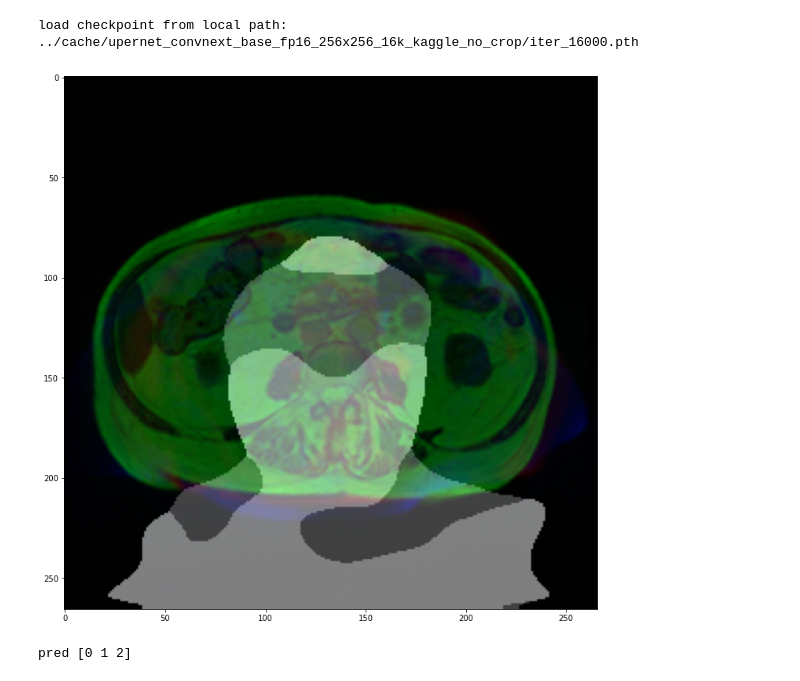
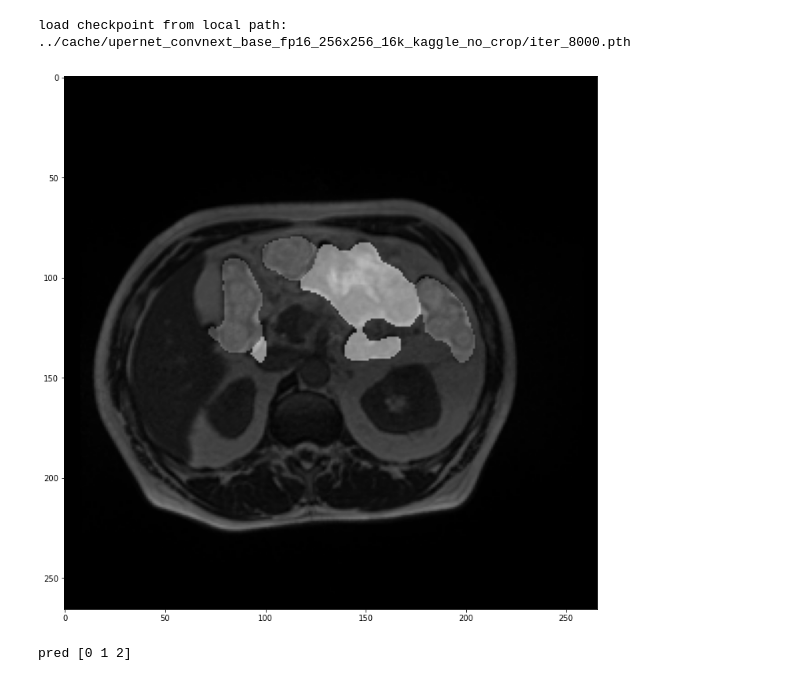
Before and after one commit to zezeze97/kaggle_segmentation, a Jupyter notebook: kaggle_segmentation/inference_demo.ipynb, the cells around one changed output. Drawn from its saved outputs; the diff is of its cells as text; code cells hidden in the pictures.

```diff
--- a/kaggle_segmentation/inference_demo.ipynb
+++ b/kaggle_segmentation/inference_demo.ipynb
@@ -4,27 +4,28 @@ from mmseg.core.evaluation import get_palette
 import cv2
 # %%
 config_file = '../cache/upernet_convnext_base_fp16_256x256_16k_kaggle_no_crop/upernet_convnext_base_fp16_256x256_16k_kaggle_no_crop.py'
-checkpoint_file = '../cache/upernet_convnext_base_fp16_256x256_16k_kaggle_no_crop/iter_16000.pth'
+checkpoint_file = '../cache/upernet_convnext_base_fp16_256x256_16k_kaggle_no_crop/iter_8000.pth'
 # %%
 # build the model from a config file and a checkpoint file
 model = init_segmentor(config_file, checkpoint_file, device='cuda:0')
 # %% [output]
-load checkpoint from local path: ../cache/upernet_convnext_base_fp16_256x256_16k_kaggle_no_crop/iter_16000.pth
+load checkpoint from local path: ../cache/upernet_convnext_base_fp16_256x256_16k_kaggle_no_crop/iter_8000.pth
 # %%
 # test a single image
-img = '../mmseg_train_data/images/case2_day4_62.png'
+img = '../data/kaggle_segmentation_clean_data/train/case149_day12_slice_0088.png'
 result = inference_segmentor(model, img)
 # %%
 # show the results
 import numpy as np
 processed_img = cv2.imread(img, cv2.IMREAD_UNCHANGED)
 processed_img = processed_img.astype('float32') # original is uint16
 processed_img = (processed_img - processed_img.min())/(processed_img.max() - processed_img.min())*255.0 # scale image to [0, 255]
 processed_img = processed_img.astype('uint8')
+processed_img = np.stack([processed_img for _ in range(3)], -1)
 show_result_pyplot(model, processed_img, result, get_palette(dataset='kaggle'))
 print('pred', np.unique(result[0]))
 # %% [output]
-[figure, old version]
+[figure, new version]
 pred [0 1 2]
 # %%
 # show gt
```
Also changed, not shown: parts of 1 cell of this notebook, 6 other files.
